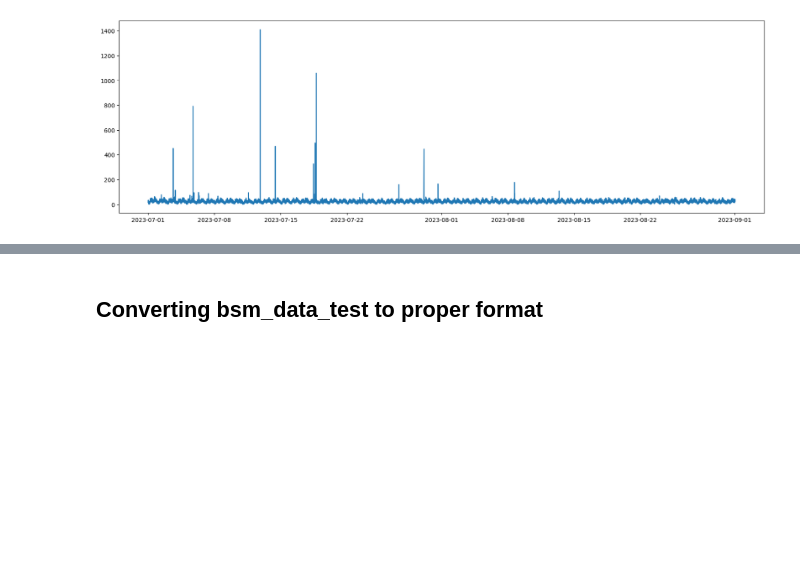
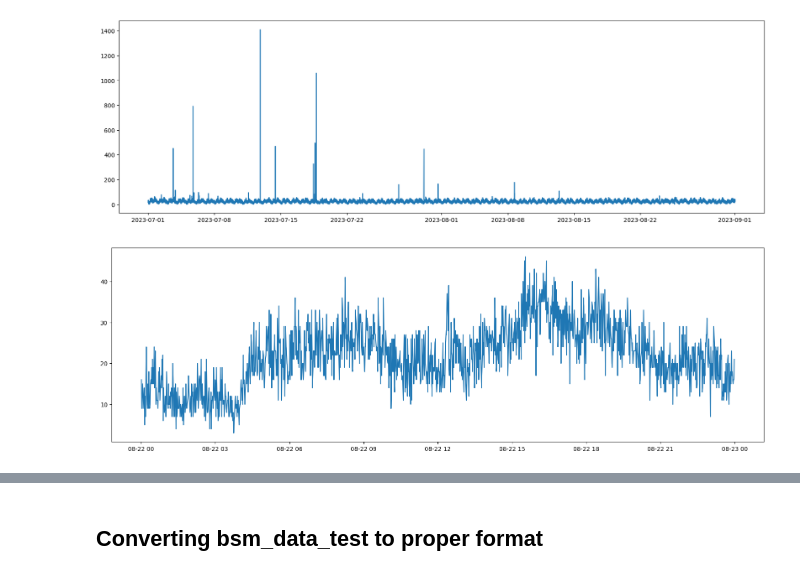
Before and after one commit to AndreyLebedinskiy/CourseProjectYear3, a Jupyter notebook: DataPrep.ipynb, the cells around one changed output, grey strips where cells are left out. Saved outputs shown, nothing was run; the diff lists cells and outputs as text; code cells hidden in the pictures; blank space fills up the shorter version.

```diff
--- a/DataPrep.ipynb
+++ b/DataPrep.ipynb
@@ -103,3 +103,12 @@ plt.plot(df_grouped['minute'], df_grouped['i_id'])
 plt.show()
 # %% [output]
 [figure]
+# %%
+day_slice = df_grouped.loc[(df_grouped['minute'] > pd.Timestamp('2023-08-22T00'))
+                            & (df_grouped['minute'] < pd.Timestamp('2023-08-23T00'))]
+
+plt.figure(figsize=(20, 6))
+plt.plot(day_slice['minute'], day_slice['i_id'])
+plt.show()
+# %% [output]
+[figure, added]
```
Also changed, not shown: parts of 11 cells of this notebook.
